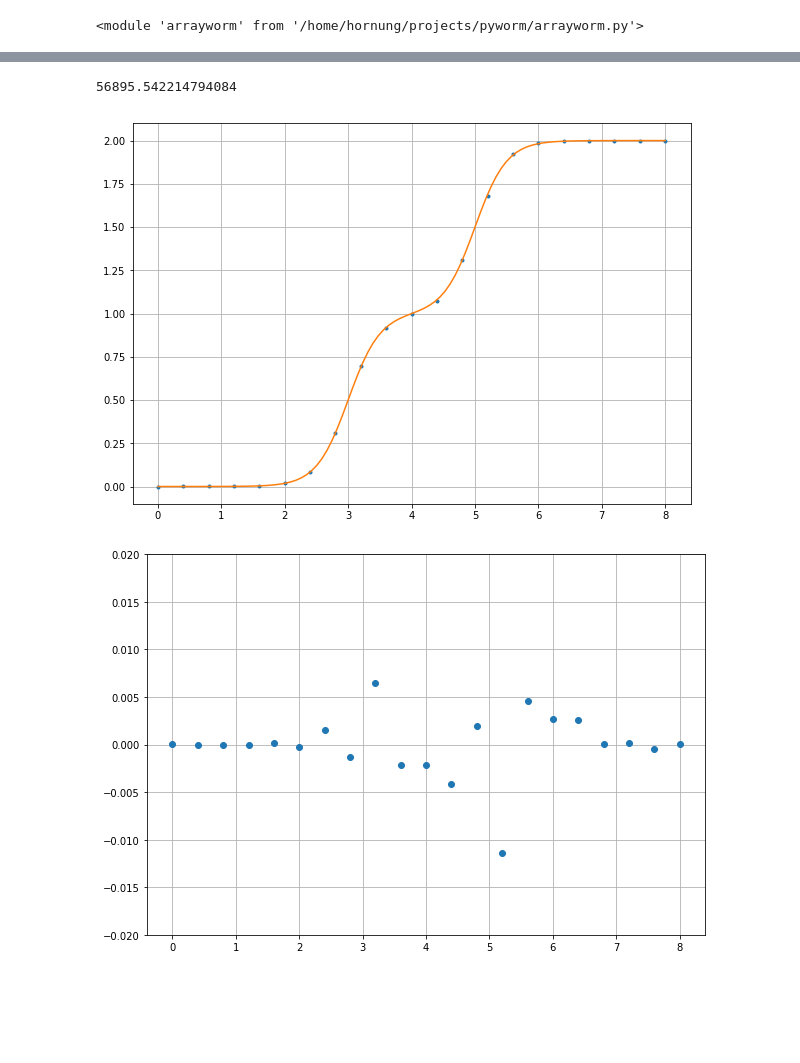
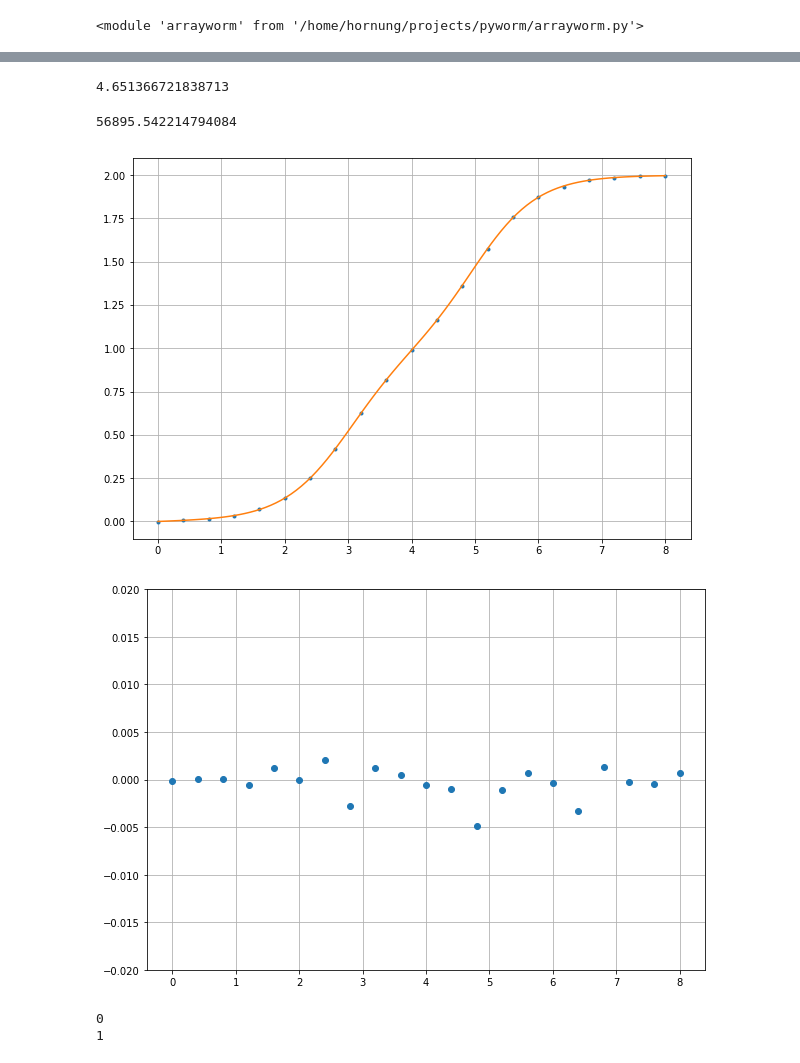
Before and after one commit to manesho/pyworm, a Jupyter notebook: testing-su3.ipynb, the cells around one changed output, grey strips where cells are left out. Cells and saved outputs as stored; diff of their text form; code cells hidden in the pictures; blank space fills up the shorter version.

```diff
--- a/testing-su3.ipynb
+++ b/testing-su3.ipynb
@@ -41,3 +72,16 @@ cpr.print_stats
+# %%
+imp.reload(aw)
+start = timer()
+
+testlat = aw.Lattice(beta=1,s1=2,s2=2, ics=["u","u"], mu3=1)
+for i in range(10000):
+        tw = aw.Worm(testlat)
+        tw.run()
+
+stop = timer()
+print(stop-start)
+# %% [output]
+4.651366721838713
 # %%
 import csv
 def tsqfromfile(beta):
@@ -82,25 +126,25 @@ print(stop-start)
 56895.542214794084
 # %%
 from matplotlib import pyplot as plt
-ind = 4
+ind = 2
 mu3ed = linspace(0,8,100)
 t3ed={beta:[ed.t3_su3(mu3=mu3, beta=beta, J=1) for mu3 in mu3ed] for beta in betas}
 plt.figure(figsize=[10,7])
 plt.grid(True)
 plt.plot(mu3s,pywormresults[ind], '.')
 plt.plot(mu3ed,t3ed[ind])
 #plt.plot(mu3cts,t3cts)
 plt.show()
 
 residues = [ x-y for x,y in zip(pywormresults[ind], [ed.t3_su3(mu3=mu3, beta=ind,J=1) for mu3 in mu3s])]
 plt.figure(figsize=[10,7])
 plt.plot(mu3s,residues,'o' )
 plt.ylim(-0.02,0.02)
 plt.grid(True)
 plt.show()
 # %% [output]
-[figure, old version]
+[figure, new version]
-[figure, old version]
+[figure, new version]
 # %%
 import csv
 data = [pywormresults[beta] for beta in range(1,9)]
@@ -110,0 +159,6 @@ with file:
+# %%
+for event in ts.eventlist:
+    print(event["time"])
+# %% [output]
+0
+1
```
Also changed, not shown: parts of 4 cells of this notebook, 10 other files.
